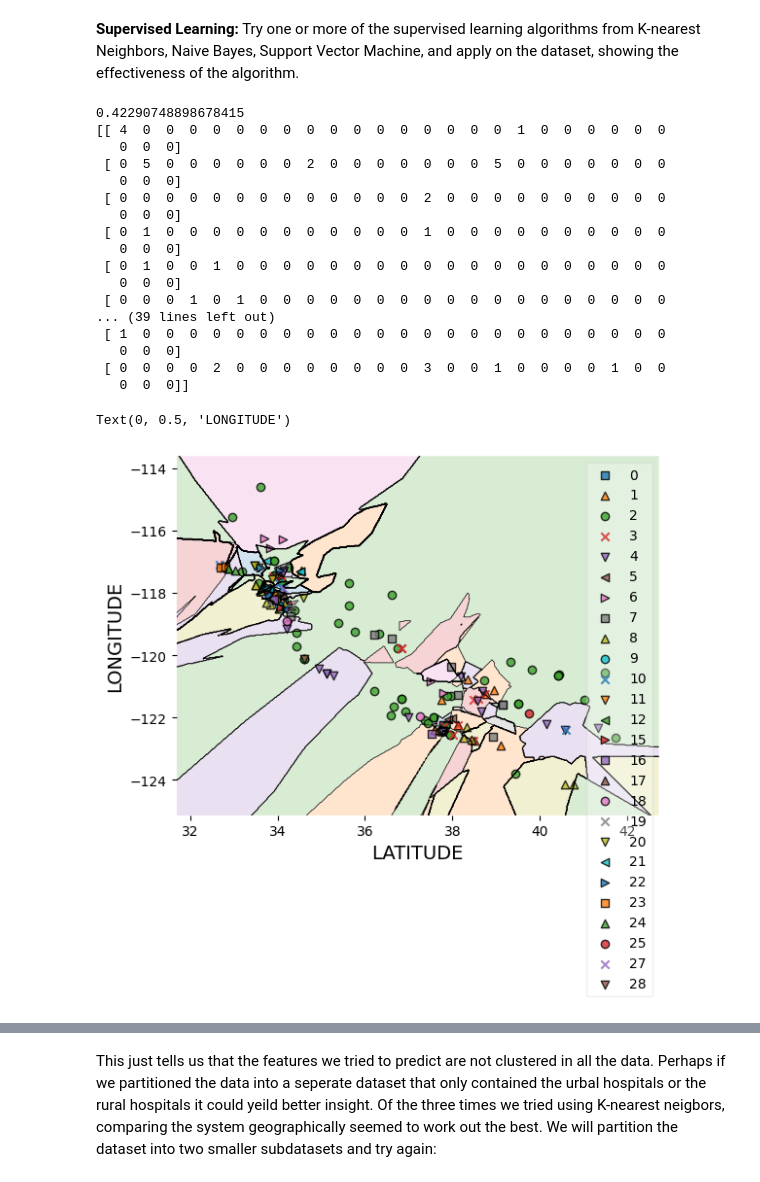
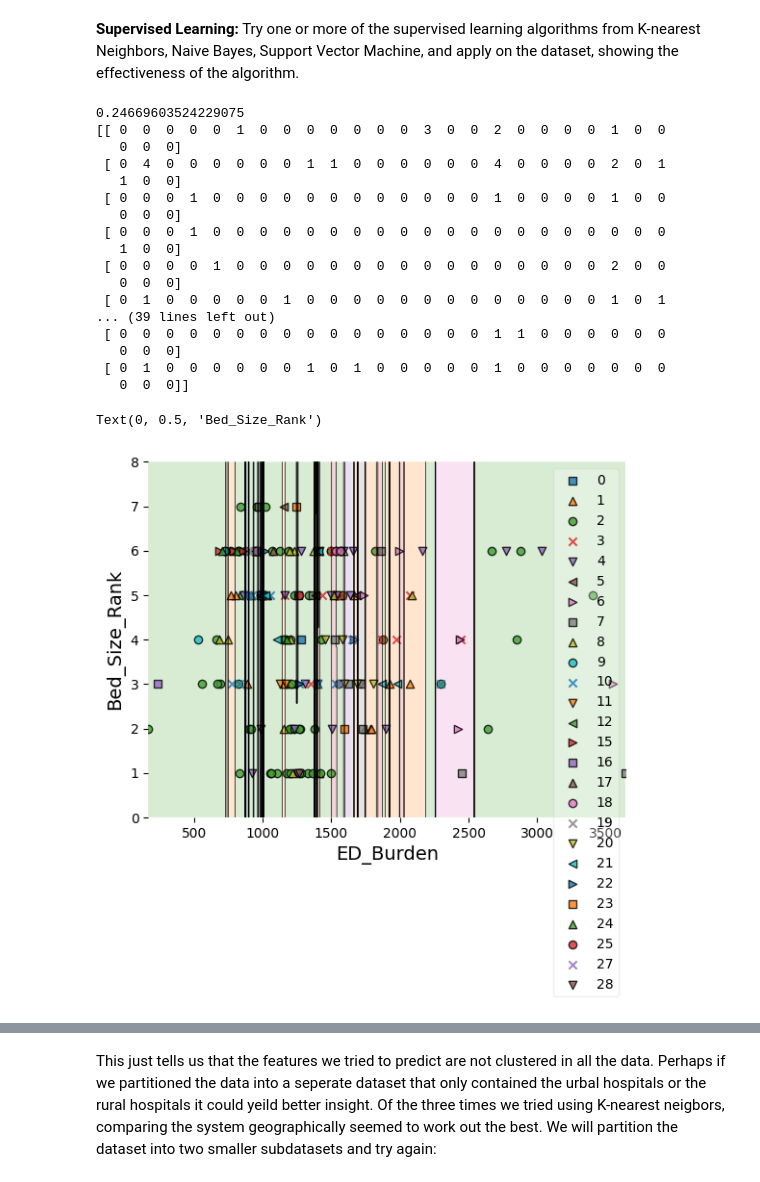
Before and after one commit to tovarrog24/Emergency-Department-Volume-and-Capacity, a Jupyter notebook: learning.ipynb, the cells around one changed output, grey strips where cells are left out. Drawn from its saved outputs; the diff is of its cells as text; code cells hidden in the pictures.

```diff
--- a/learning.ipynb
+++ b/learning.ipynb
@@ -92,7 +99,7 @@ systemSample.describe()
 
 # Create integer-valued labels for plot_decision_regions()
 systemSample["Int"] = systemSample["system"].replace(
-    to_replace=['Alameda Health System', 'Sutter Health', 'No System'
+    to_replace=['Alameda Health System', 'Sutter Health', 'No System',
  'Kaiser Foundation Hospitals', 'Dignity Health', 'John Muir Health',
  'Tenet Healthcare Corporation', 'Adventist Health Systems',
  'Providence St. Joseph Health', 'Alta Hospitals System',
@@ -106,47 +113,47 @@ systemSample["Int"] = systemSample["system"].replace(
  'Stanford Medicine', 'Kaweah Health', 'County of Ventura'],
     value=[int(0), int(1), int(2), int(3), int(4), int(5), int(6), int(7), int(8), int(9), int(10), int(11), int(12), int(13),
            int(14), int(15), int(16), int(17), int(18), int(19), int(20), int(21), int(22), int(23), int(24), int(25), int(26),
            int(27), int(28), int(29), int(30), int(31)],
 )
 
 # Define input and output features
 X = systemSample[["ED_Burden", "Bed_Size_Rank"]]
 y = systemSample[["Int"]]
 
 # Fit model
 systemClassifier.fit(X, np.ravel(y))
 
 # Set background opacity to 20%
 contourf_kwargs = {"alpha": 0.2}
 
 # Plot decision boundary regions
 p = plot_decision_regions(
     X.to_numpy(), np.ravel(y), clf=systemClassifier, contourf_kwargs=contourf_kwargs
 )
 
 # Add title and axis labels
 p.set_xlabel("ED_Burden", fontsize=14)
 p.set_ylabel("Bed_Size_Rank", fontsize=14)
 # %% [output]
-0.42290748898678415
-[[ 4  0  0  0  0  0  0  0  0  0  0  0  0  0  0  0  0  1  0  0  0  0  0  0
+0.24669603524229075
+[[ 0  0  0  0  0  1  0  0  0  0  0  0  0  3  0  0  2  0  0  0  0  1  0  0
    0  0  0]
- [ 0  5  0  0  0  0  0  0  2  0  0  0  0  0  0  0  5  0  0  0  0  0  0  0
+ [ 0  4  0  0  0  0  0  0  1  1  0  0  0  0  0  0  4  0  0  0  0  2  0  1
+   1  0  0]
+ [ 0  0  0  1  0  0  0  0  0  0  0  0  0  0  0  0  1  0  0  0  0  1  0  0
    0  0  0]
- [ 0  0  0  0  0  0  0  0  0  0  0  0  0  2  0  0  0  0  0  0  0  0  0  0
+ [ 0  0  0  1  0  0  0  0  0  0  0  0  0  0  0  0  0  0  0  0  0  0  0  0
+   1  0  0]
+ [ 0  0  0  0  1  0  0  0  0  0  0  0  0  0  0  0  0  0  0  0  0  2  0  0
    0  0  0]
- [ 0  1  0  0  0  0  0  0  0  0  0  0  0  1  0  0  0  0  0  0  0  0  0  0
+ [ 0  1  0  0  0  0  0  1  0  0  0  0  0  0  0  0  0  0  0  0  0  1  0  1
+... (39 lines left out)
+ [ 0  0  0  0  0  0  0  0  0  0  0  0  0  0  0  0  1  1  0  0  0  0  0  0
    0  0  0]
- [ 0  1  0  0  1  0  0  0  0  0  0  0  0  0  0  0  0  0  0  0  0  0  0  0
-   0  0  0]
- [ 0  0  0  1  0  1  0  0  0  0  0  0  0  0  0  0  0  0  0  0  0  0  0  0
-... (39 lines left out)
- [ 1  0  0  0  0  0  0  0  0  0  0  0  0  0  0  0  0  0  0  0  0  0  0  0
-   0  0  0]
- [ 0  0  0  0  2  0  0  0  0  0  0  0  0  3  0  0  1  0  0  0  0  1  0  0
+ [ 0  1  0  0  0  0  0  0  1  0  1  0  0  0  0  0  1  0  0  0  0  0  0  0
    0  0  0]]
-Text(0, 0.5, 'LONGITUDE')
+Text(0, 0.5, 'Bed_Size_Rank')
-[figure, old version]
+[figure, new version]
 # %%
 #Trying to use K-nearest Neighbors to classify certain data
 
```
Also changed, not shown: parts of 17 cells of this notebook.
